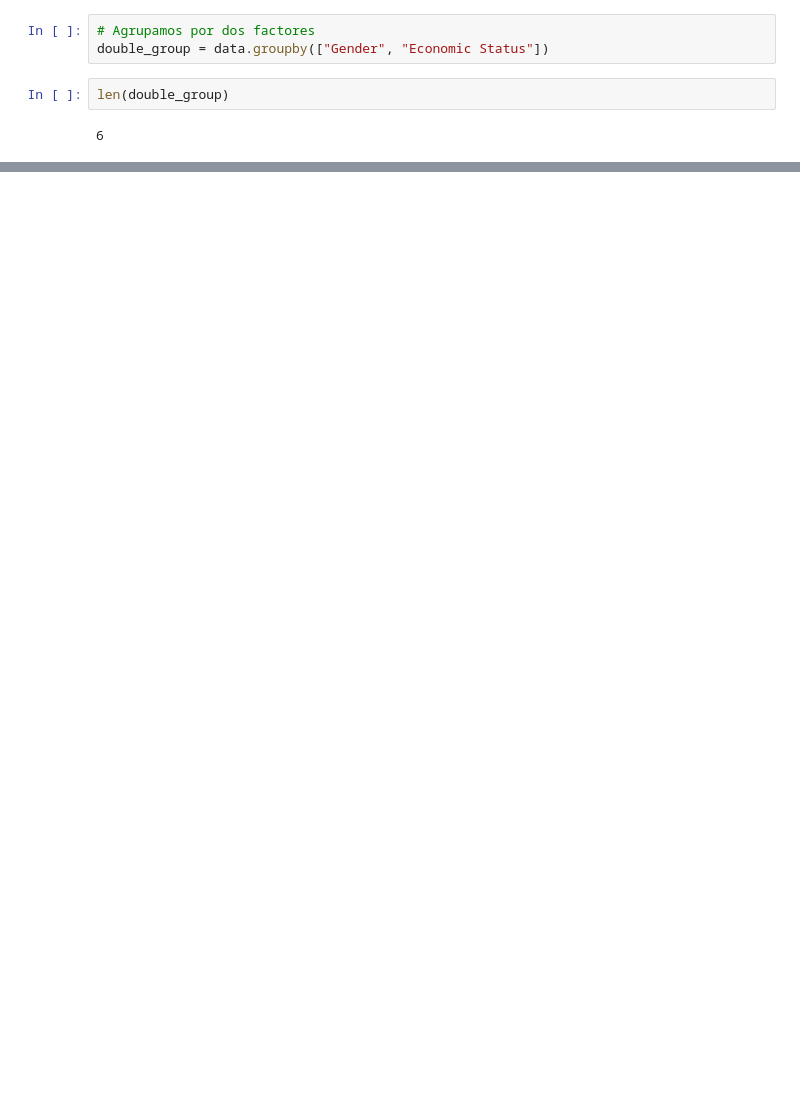
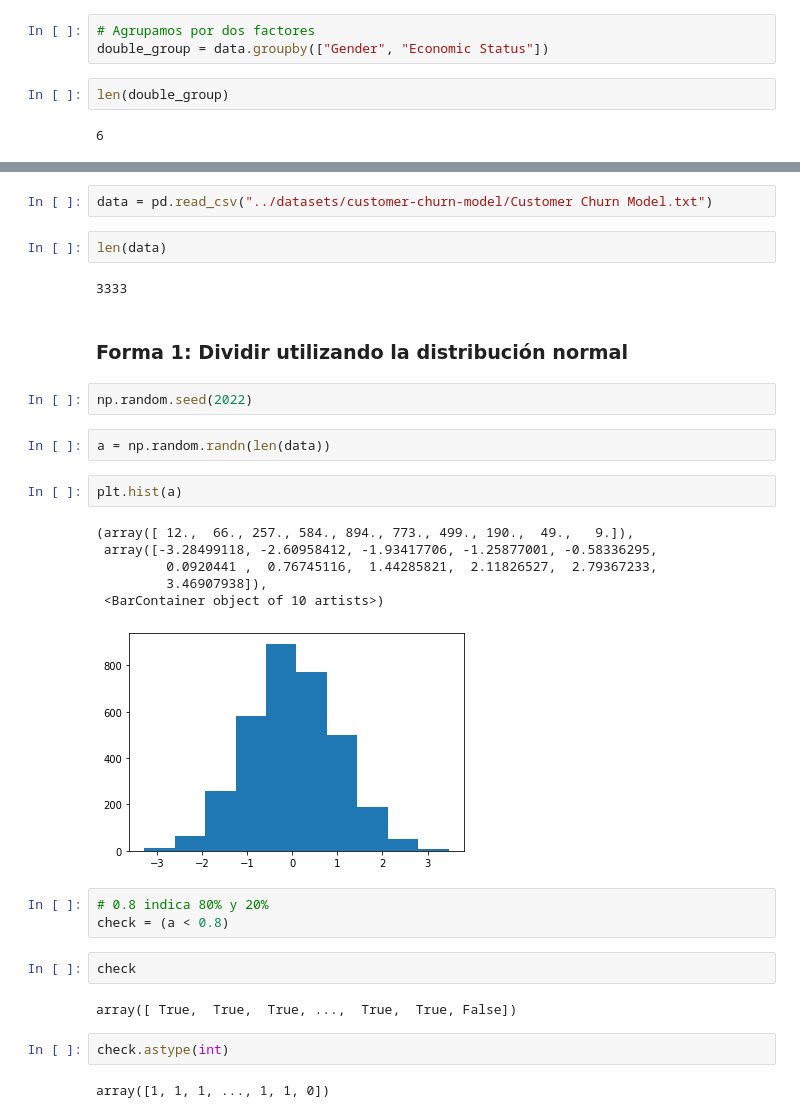
Before and after one commit to mlevicoy/cursoML, a Jupyter notebook: notebooks/T2 - 3 - Data Cleaning - Agrupación de datos.ipynb, the cells around one changed output, grey strips where cells are left out. Cells and saved outputs as stored; diff of their text form; blank space fills up the shorter version.

```diff
--- a/notebooks/T2 - 3 - Data Cleaning - Agrupación de datos.ipynb
+++ b/notebooks/T2 - 3 - Data Cleaning - Agrupación de datos.ipynb
@@ -176,0 +411,32 @@ for names, groups in double_group:
+# %%
+data = pd.read_csv("../datasets/customer-churn-model/Customer Churn Model.txt")
+# %%
+len(data)
+# %% [output]
+3333
+# %% [markdown]
+### Forma 1: Dividir utilizando la distribución normal
+# %%
+np.random.seed(2022)
+# %%
+a = np.random.randn(len(data))
+# %%
+plt.hist(a)
+# %% [output]
+(array([ 12.,  66., 257., 584., 894., 773., 499., 190.,  49.,   9.]),
+ array([-3.28499118, -2.60958412, -1.93417706, -1.25877001, -0.58336295,
+         0.0920441 ,  0.76745116,  1.44285821,  2.11826527,  2.79367233,
+         3.46907938]),
+ <BarContainer object of 10 artists>)
+[figure, added]
+# %%
+# 0.8 indica 80% y 20%
+check = (a < 0.8)
+# %%
+check
+# %% [output]
+array([ True,  True,  True, ...,  True,  True, False])
+# %%
+check.astype(int)
+# %% [output]
+array([1, 1, 1, ..., 1, 1, 0])
```
Also changed, not shown: parts of 52 cells of this notebook, 1 other file.
